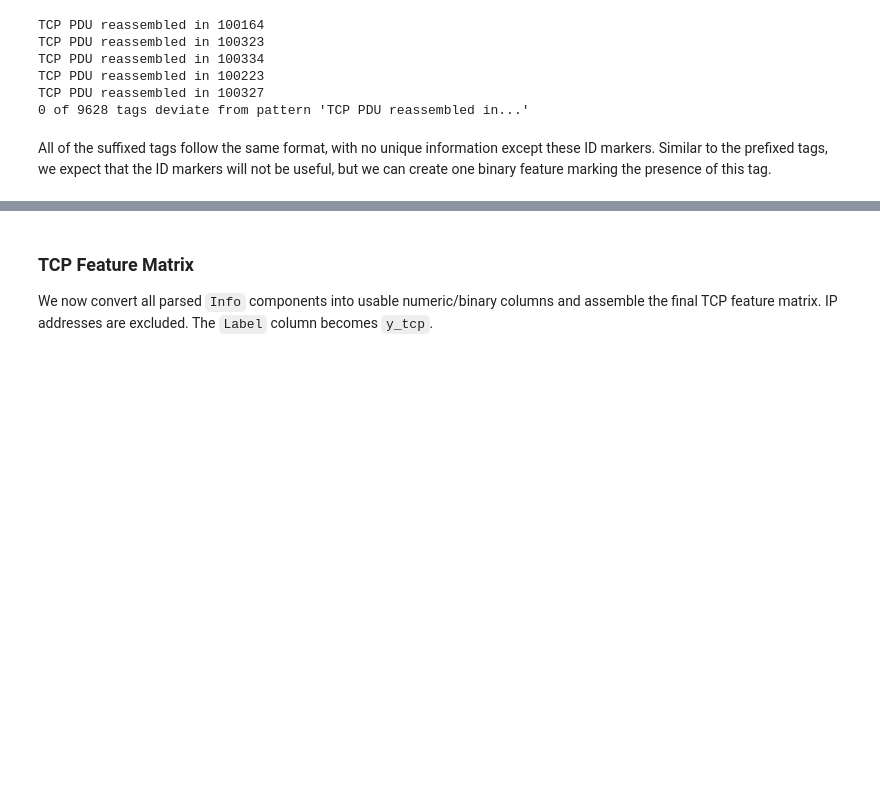
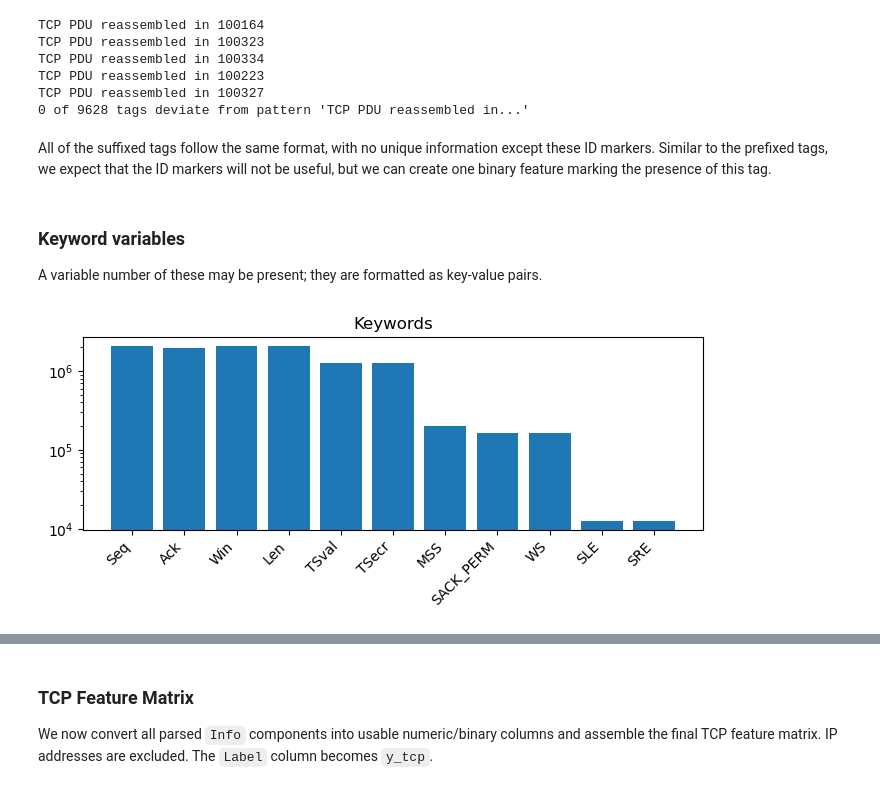
Before and after one commit to anders520/DoS-Classifier, a Jupyter notebook: classifier.ipynb, the cells around one changed output, grey strips where cells are left out. Drawn from its saved outputs; the diff is of its cells as text; code cells hidden in the pictures; blank space fills up the shorter version.

Commit message:
Added back keyword variables parts

```diff
--- a/classifier.ipynb
+++ b/classifier.ipynb
@@ -586,3 +586,32 @@ TCP PDU reassembled in 100327
 0 of 9628 tags deviate from pattern 'TCP PDU reassembled in...'
 # %% [markdown]
 All of the suffixed tags follow the same format, with no unique information except these ID markers. Similar to the prefixed tags, we expect that the ID markers will not be useful, but we can create one binary feature marking the presence of this tag.
+# %% [markdown]
+### Keyword variables
+
+A variable number of these may be present; they are formatted as key-value pairs.
+# %%
+kw_vars = df_tcp['Vars'].to_numpy()
+
+kw_vals = {}
+
+for dict in tqdm(kw_vars):
+    for k, v in dict.items():
+        if k not in kw_vals:
+            kw_vals[k] = []
+
+        kw_vals[k].append([v])
+
+keywords = kw_vals.keys()
+counts = [len(kw_vals[k]) for k in keywords]
+count_total = sum(counts)
+count_unique = len(keywords)
+
+fig = plt.figure(figsize=(8, 2.5))
+plt.bar(x=keywords, height=counts, log=True)
+ax = fig.axes[0]
+plt.title(f'Keywords')
+plt.setp( ax.xaxis.get_majorticklabels(), rotation=45, ha='right')
+plt.show()
+# %% [output]
+[figure, added]
```
Also changed, not shown: parts of 1 cell of this notebook.
